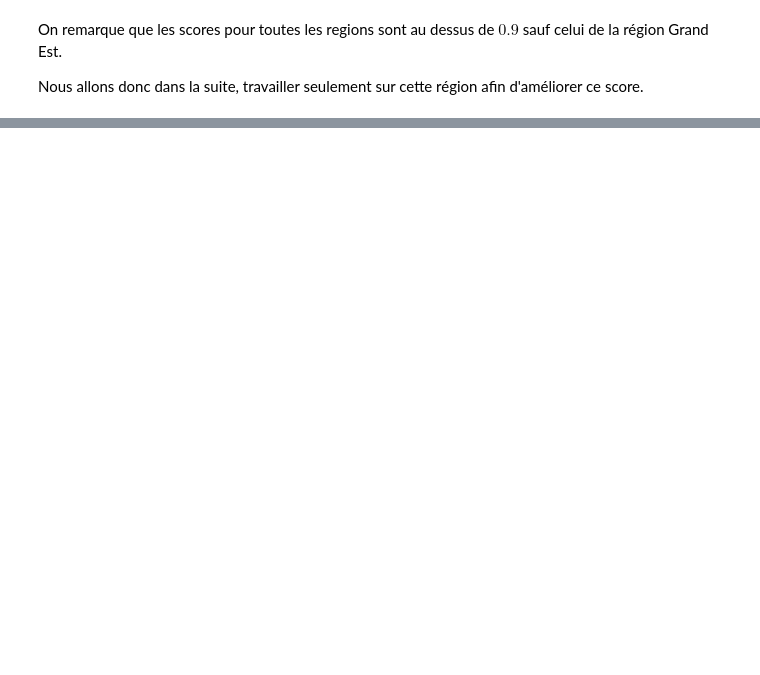
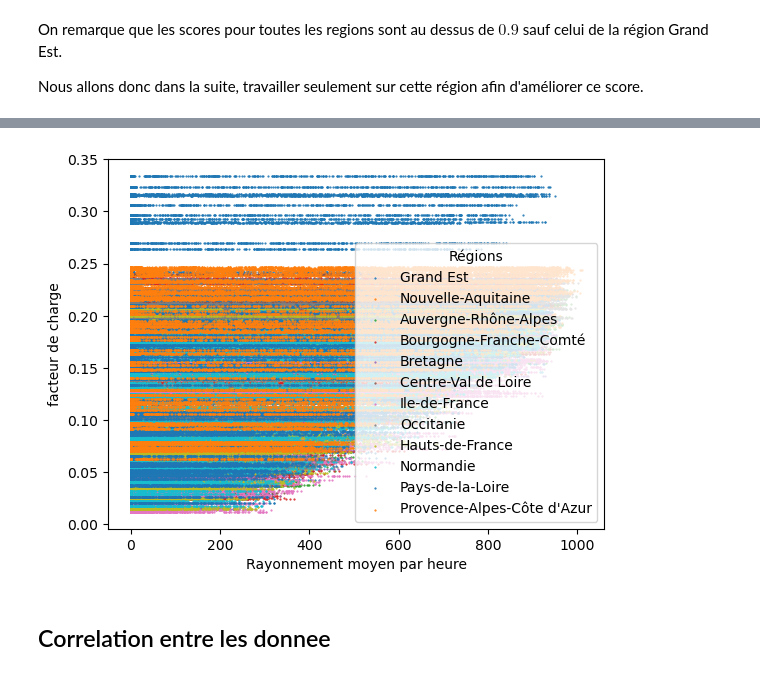
Before and after one commit to Troisieme-111/VRE-France-project, a Jupyter notebook: project_vre.ipynb, the cells around one changed output, grey strips where cells are left out. Saved outputs shown, nothing was run; the diff lists cells and outputs as text; code cells hidden in the pictures; blank space fills up the shorter version.

```diff
--- a/project_vre.ipynb
+++ b/project_vre.ipynb
@@ -203,7 +211,7 @@ y = df_energy_join['Auvergne-Rhône-Alpes'].to_numpy()
 # %%
 from sklearn import linear_model
 dict_models = {}
-for col in regions:
+for col in REGIONS:
     X = df_monthly_reg_join[col].to_numpy().reshape((-1,1))
     y = df_energy_join[col].to_numpy()
     model = linear_model.LinearRegression()
@@ -225,7 +233,7 @@ dict_models
  "Provence-Alpes-Côte d'Azur": LinearRegression()}
 # %%
 scores = {}
-for col in regions:
+for col in REGIONS:
     X = df_monthly_reg_join[col].to_numpy().reshape((-1,1))
     y = df_energy_join[col].to_numpy()
     scores[col] = dict_models[col].score(X, y)
@@ -268,0 +281,5 @@ plt.show()
+# %%
+# Extension de la dataframe
+fin = df_energy.index[-1] + pd.offsets.MonthBegin(1)
+idx_h = pd.date_range(df_energy.index[0], fin, freq='h', inclusive='left')
+df_energy_h = df_energy.reindex(idx_h, method='ffill')
@@ -268,0 +302,3 @@ plt.show()
+# %%
+df_climate_reg = da_climate_reg.to_pandas().rename(columns={'PACA':"Provence-Alpes-Côte d'Azur"})
+df_energy_h_join, df_climate_h_join = df_energy_h.align(df_climate_reg, join='inner', axis=0) # meme index
@@ -268,0 +321,12 @@ plt.show()
+# %%
+for col in REGIONS:
+    plt.scatter(df_climate_h_join[col], df_energy_h_join[col], label=col, s=.3)
+
+plt.xlabel('Rayonnement moyen par heure')
+plt.ylabel('facteur de charge')
+plt.legend(title='Régions')
+plt.show()
+# %% [output]
+[figure, added]
+# %% [markdown]
+## Correlation entre les donnee
```
Also changed, not shown: parts of 22 cells of this notebook.
